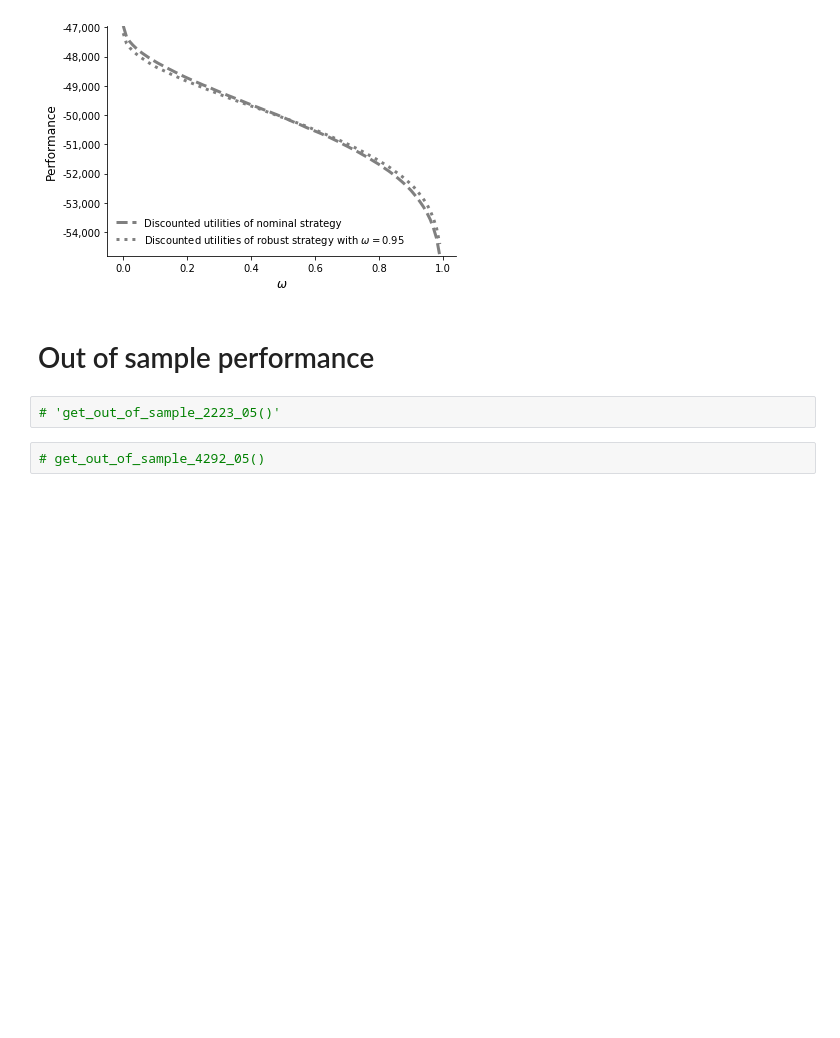
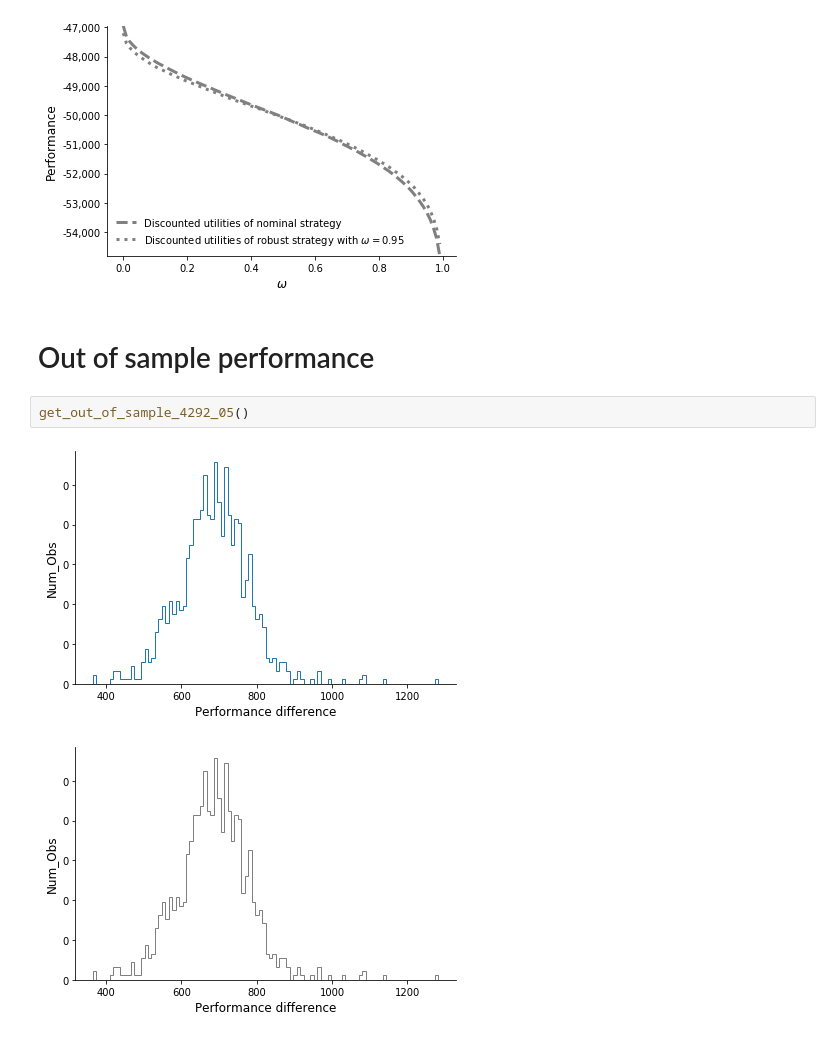
Before and after one commit to robustzurcher/analysis, a Jupyter notebook: notebooks/03_application.ipynb, the cells around one changed output. Saved outputs shown, nothing was run; the diff lists cells and outputs as text; blank space fills up the shorter version.

```diff
--- a/notebooks/03_application.ipynb
+++ b/notebooks/03_application.ipynb
@@ -173,7 +173,8 @@ get_performance()
 [figure]
 # %% [markdown]
 # Out of sample performance
-# %%
-# 'get_out_of_sample_2223_05()'
-# %%
-# get_out_of_sample_4292_05()
+# %%
+get_out_of_sample_4292_05()
+# %% [output]
+[figure, added]
+[figure, added]
```
Also changed, not shown: parts of 1 cell of this notebook, 4 other files.
